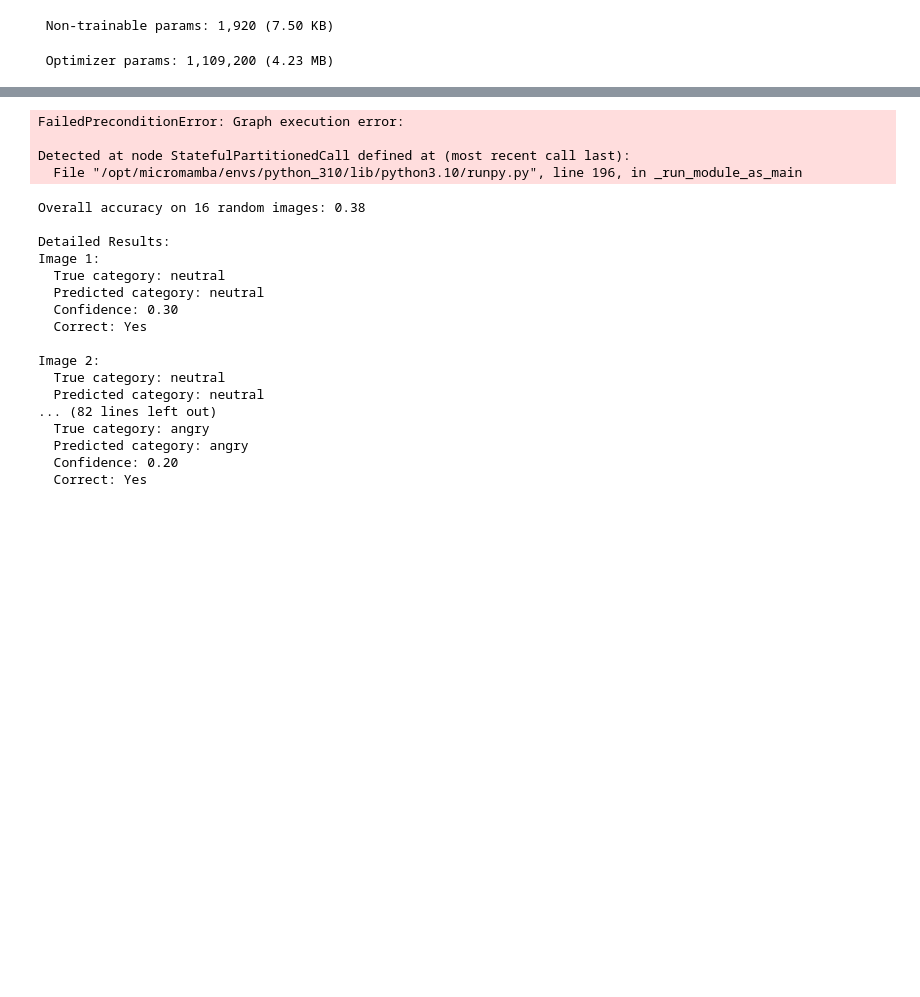
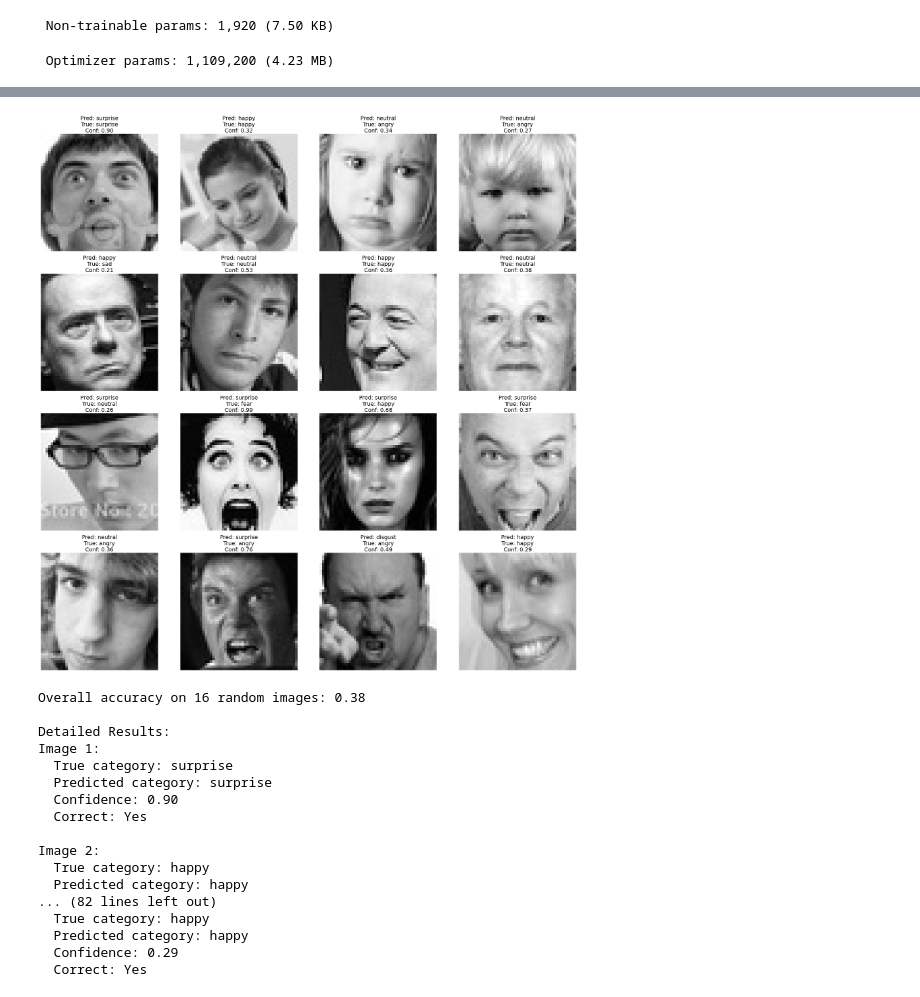
Before and after one commit to 1999AZZAR/classification, a Jupyter notebook: check_Expression Classification_model.ipynb, the cells around one changed output, grey strips where cells are left out. Drawn from its saved outputs; the diff is of its cells as text; code cells hidden in the pictures; blank space fills up the shorter version.

```diff
--- a/check_Expression Classification_model.ipynb
+++ b/check_Expression Classification_model.ipynb
@@ -104,6 +93,28 @@ Model: "sequential"
  Non-trainable params: 1,920 (7.50 KB)
  Optimizer params: 1,109,200 (4.23 MB)
 # %%
+# Function to load and preprocess an image based on model requirements
+def load_and_preprocess_image(img_path, target_size):
+    # Load the image in grayscale
+    img = cv2.imread(img_path, cv2.IMREAD_GRAYSCALE)
+
+    # Resize the image to the target size
+    img_resized = cv2.resize(img, (target_size[1], target_size[0]))
+
+    # If the model expects 3 channels, convert grayscale to RGB
+    if target_size[2] == 3:
+        img_rgb = cv2.cvtColor(img_resized, cv2.COLOR_GRAY2RGB)
+    else:
+        img_rgb = img_resized[..., np.newaxis]  # Add channel dimension for grayscale
+
+    # Normalize the image to the range [0, 1]
+    img_rgb = img_rgb / 255.0
+
+    # Expand dimensions to match the expected input shape for the model
+    img_array = np.expand_dims(img_rgb, axis=0)
+
+    return img_array
+
 # Function to get multiple random image paths from the validation set
 def get_random_image_paths(base_dir, num_images):
     image_paths = []
@@ -120,12 +131,25 @@ def get_random_image_paths(base_dir, num_images):
 
     return image_paths, true_categories
 
+# Function to predict the expression from an image path
+def predict_expression(img_path, model, target_size):
+    img_array = load_and_preprocess_image(img_path, target_size)
+    prediction = model.predict(img_array, verbose=0)
+    return prediction[0]
+
+# Parameters
+base_dir = './face-expression-recognition-dataset/images/images/validation/'
+num_images = 16  # Number of random images to select
+grid_size = int(np.ceil(np.sqrt(num_images)))  # Calculate grid size for subplots
+
 # Get random images from the validation set
-base_dir = './face-expression-recognition-dataset/images/images/validation/'
 img_paths, true_categories = get_random_image_paths(base_dir, num_images)
 
+# Get the input shape from the model (assuming format: (height, width, channels))
+input_shape = loaded_model.input_shape[1:]  # Exclude the batch size dimension
+
 # Make predictions
-predictions = [predict_expression(img_path, loaded_model) for img_path in img_paths]
+predictions = [predict_expression(img_path, loaded_model, input_shape) for img_path in img_paths]
 
 # Get the predicted classes
 class_names = ['angry', 'disgust', 'fear', 'happy', 'neutral', 'sad', 'surprise']
@@ -158,7 +175,4 @@ plt.show()
-FailedPreconditionError: Graph execution error:
-
-Detected at node StatefulPartitionedCall defined at (most recent call last):
-  File "/opt/micromamba/envs/python_310/lib/python3.10/runpy.py", line 196, in _run_module_as_main
+[figure, added]
 # %%
 # Print overall accuracy
 accuracy = sum([pred == true for pred, true in zip(predicted_classes, true_categories)]) / num_images
@@ -178,16 +192,16 @@ Overall accuracy on 16 random images: 0.38
 
 Detailed Results:
 Image 1:
-  True category: neutral
-  Predicted category: neutral
-  Confidence: 0.30
+  True category: surprise
+  Predicted category: surprise
+  Confidence: 0.90
   Correct: Yes
 
 Image 2:
-  True category: neutral
-  Predicted category: neutral
+  True category: happy
+  Predicted category: happy
 ... (82 lines left out)
-  True category: angry
-  Predicted category: angry
-  Confidence: 0.20
+  True category: happy
+  Predicted category: happy
+  Confidence: 0.29
   Correct: Yes
```
Also changed, not shown: parts of 5 cells of this notebook, 3 other files.
